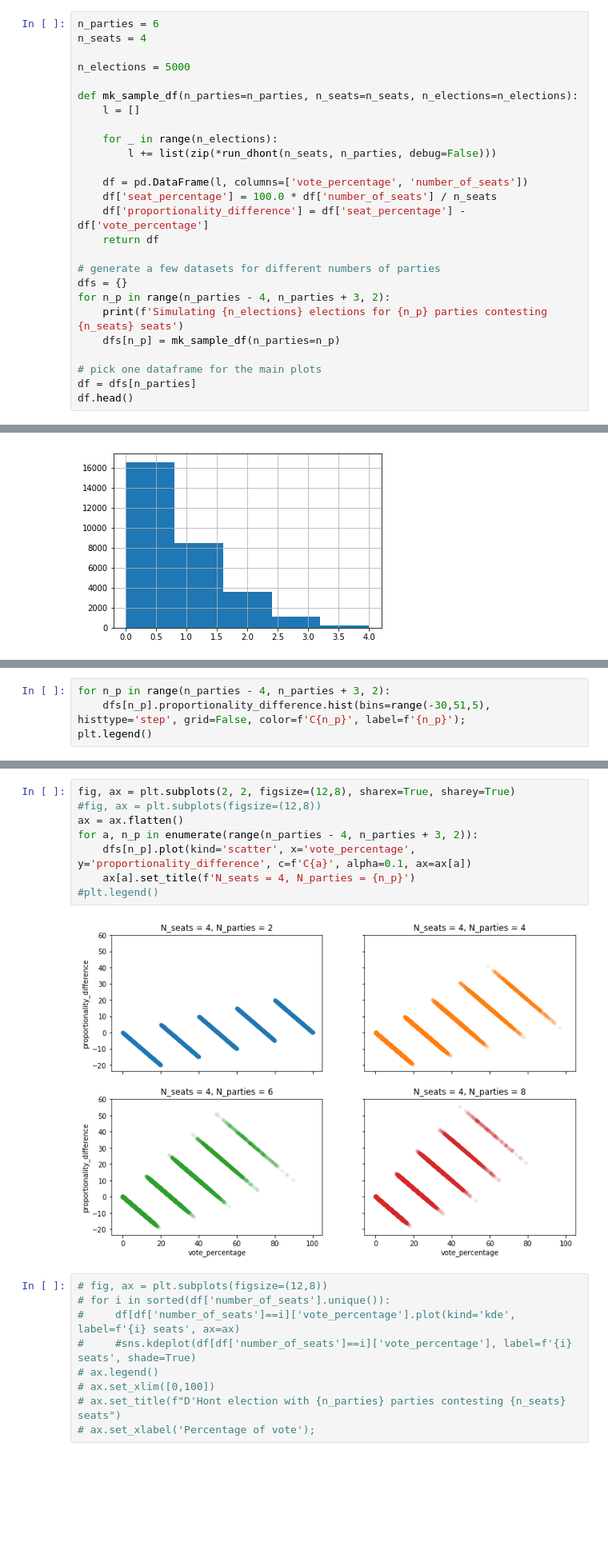
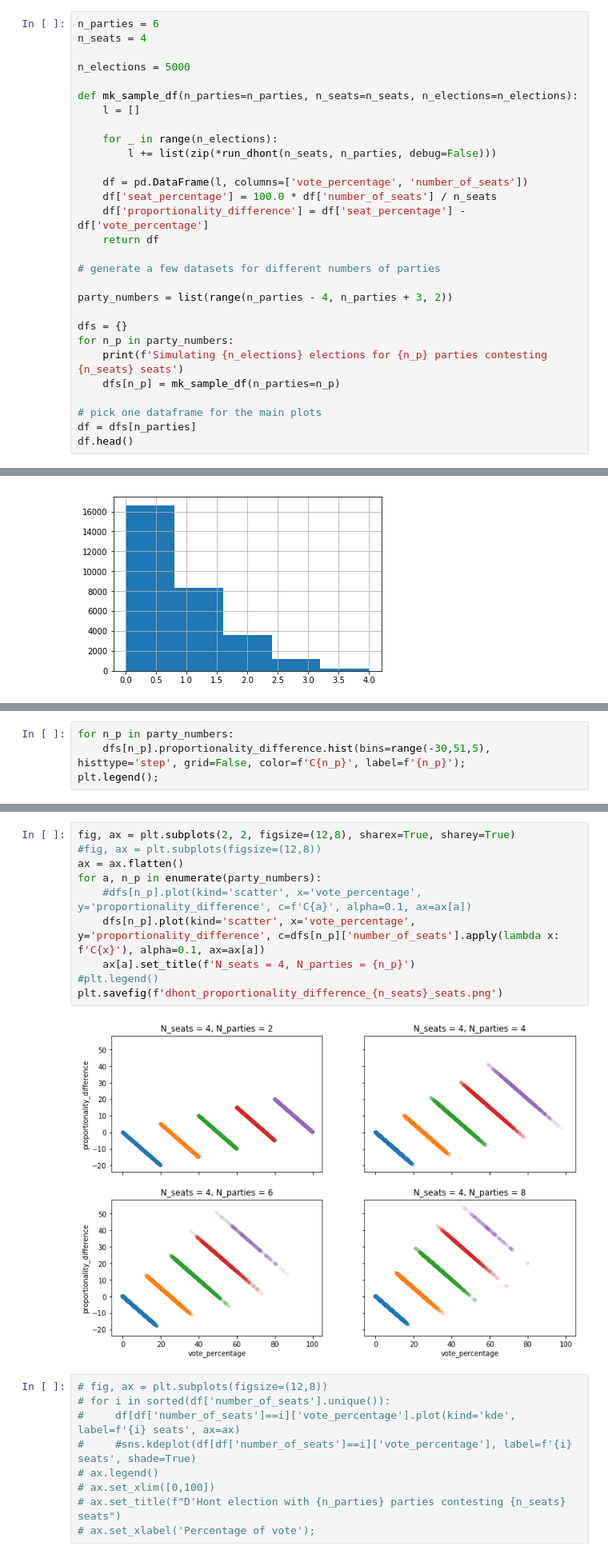
Before and after one commit to MarkNOakden/dhont, a Jupyter notebook: DHont Voting System.ipynb, the cells around one changed output, grey strips where cells are left out. Shown: that part at 80% size. Drawn from its saved outputs; the diff is of its cells as text; blank space fills up the shorter version.

```diff
--- a/DHont Voting System.ipynb
+++ b/DHont Voting System.ipynb
@@ -192,8 +192,11 @@ def mk_sample_df(n_parties=n_parties, n_seats=n_seats, n_elections=n_elections):
     return df
 
 # generate a few datasets for different numbers of parties
+
+party_numbers = list(range(n_parties - 4, n_parties + 3, 2))
+
 dfs = {}
-for n_p in range(n_parties - 4, n_parties + 3, 2):
+for n_p in party_numbers:
     print(f'Simulating {n_elections} elections for {n_p} parties contesting {n_seats} seats')
     dfs[n_p] = mk_sample_df(n_parties=n_p)
 
@@ -231,5 +240,5 @@ df.number_of_seats.hist(bins=n_seats+1);
 # %%
-for n_p in range(n_parties - 4, n_parties + 3, 2):
+for n_p in party_numbers:
     dfs[n_p].proportionality_difference.hist(bins=range(-30,51,5), histtype='step', grid=False, color=f'C{n_p}', label=f'{n_p}');
-plt.legend()
+plt.legend();
 # %% [output]
@@ -238,13 +246,15 @@ plt.legend()
 # %%
 fig, ax = plt.subplots(2, 2, figsize=(12,8), sharex=True, sharey=True)
 #fig, ax = plt.subplots(figsize=(12,8))
 ax = ax.flatten()
-for a, n_p in enumerate(range(n_parties - 4, n_parties + 3, 2)):
-    dfs[n_p].plot(kind='scatter', x='vote_percentage', y='proportionality_difference', c=f'C{a}', alpha=0.1, ax=ax[a])
+for a, n_p in enumerate(party_numbers):
+    #dfs[n_p].plot(kind='scatter', x='vote_percentage', y='proportionality_difference', c=f'C{a}', alpha=0.1, ax=ax[a])
+    dfs[n_p].plot(kind='scatter', x='vote_percentage', y='proportionality_difference', c=dfs[n_p]['number_of_seats'].apply(lambda x: f'C{x}'), alpha=0.1, ax=ax[a])
     ax[a].set_title(f'N_seats = 4, N_parties = {n_p}')
 #plt.legend()
+plt.savefig(f'dhont_proportionality_difference_{n_seats}_seats.png')
 # %% [output]
-[figure, old version]
+[figure, new version]
 # %%
 # fig, ax = plt.subplots(figsize=(12,8))
 # for i in sorted(df['number_of_seats'].unique()):
```
Also changed, not shown: parts of 12 cells of this notebook, 7 other files.
